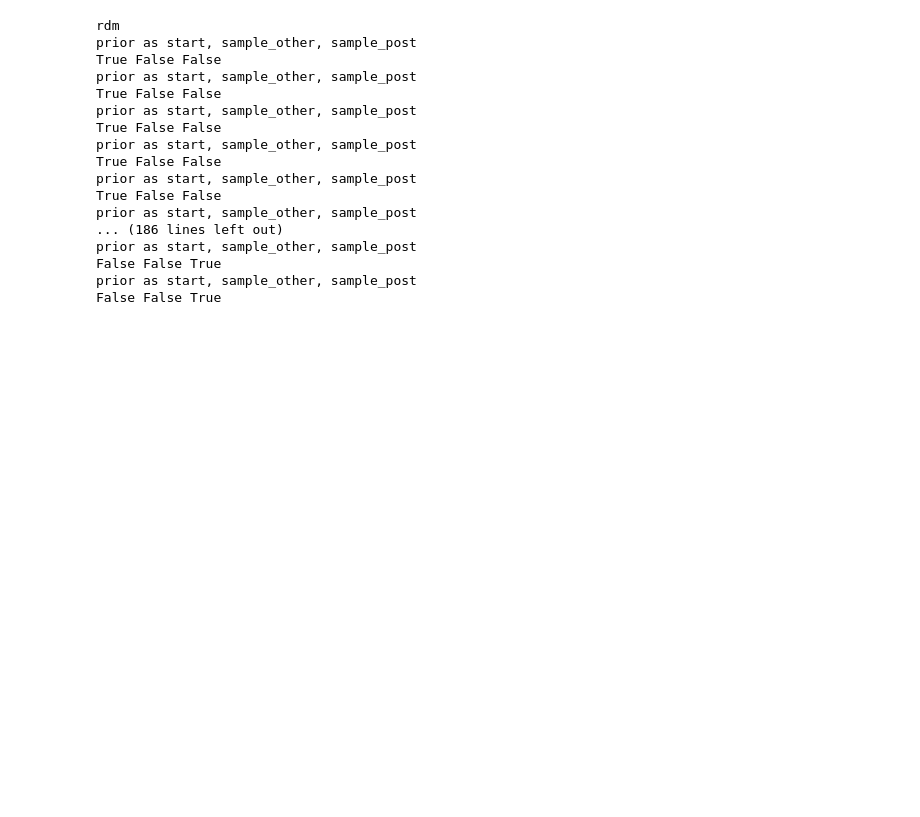
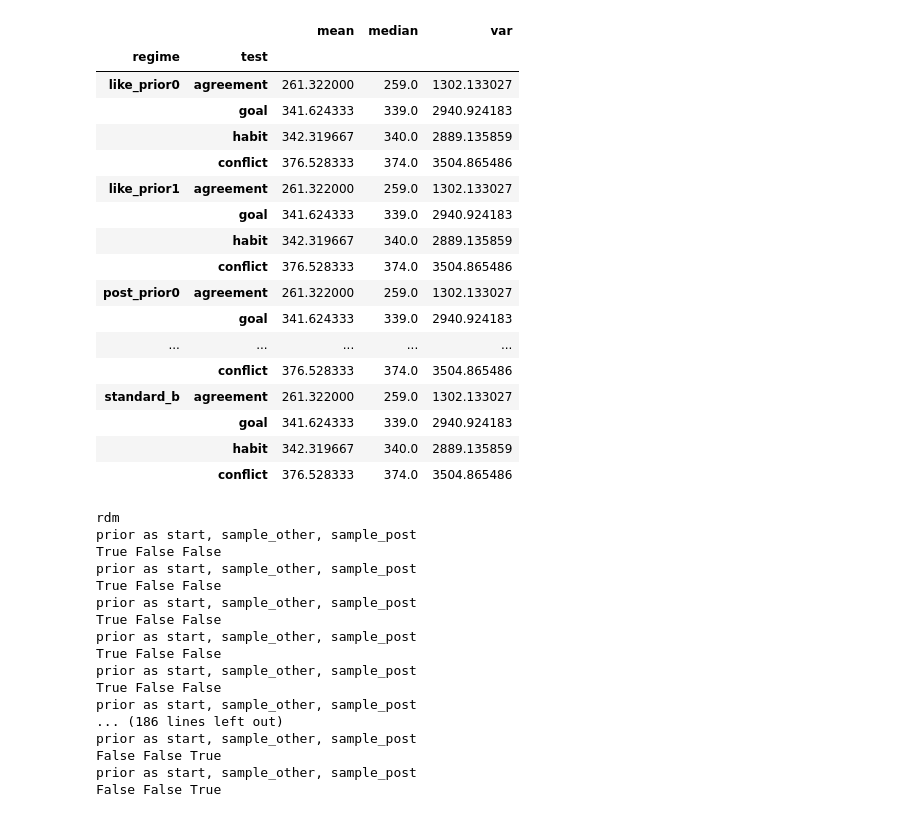
Before and after one commit to terraregina/BalancingControl, a Jupyter notebook: rt_dd.ipynb, the cells around one changed output. Saved outputs shown, nothing was run; the diff lists cells and outputs as text; code cells hidden in the pictures; blank space fills up the shorter version.

```diff
--- a/rt_dd.ipynb
+++ b/rt_dd.ipynb
@@ -12,3 +202,43 @@ from pandas.plotting import table
+# %%
+names = ['selector','npi', 'regime', 'w','b','A', 's', 'test', 'rts']
+grouped = df[df.A == 1][['regime','test', 'rts']]
+grouped = grouped.groupby(['regime', 'test']).agg(
+    mean = ("rts","mean"),
+    median = ("rts", "median"),
+    var = ("rts", "var"),
+)
+
+grouped.sort_values(by=["regime","mean"])
+
+
+names = ['selector','npi', 'regime', 'w','b','A', 's', 'test', 'rts']
+grouped = df[df.A == 2][['regime','test', 'rts']]
+grouped = grouped.groupby(['regime', 'test']).agg(
+    mean = ("rts","mean"),
+    median = ("rts", "median"),
+    var = ("rts", "var"),
+)
+
+grouped.sort_values(by=["regime","mean"])
+# %% [output]
+|  |  | mean | median | var |
+| regime | test |  |  |  |
+| like_prior0 | agreement | 261.322000 | 259.0 | 1302.133027 |
+|  | goal | 341.624333 | 339.0 | 2940.924183 |
+|  | habit | 342.319667 | 340.0 | 2889.135859 |
+|  | conflict | 376.528333 | 374.0 | 3504.865486 |
+| like_prior1 | agreement | 261.322000 | 259.0 | 1302.133027 |
+|  | goal | 341.624333 | 339.0 | 2940.924183 |
+|  | habit | 342.319667 | 340.0 | 2889.135859 |
+|  | conflict | 376.528333 | 374.0 | 3504.865486 |
+| post_prior0 | agreement | 261.322000 | 259.0 | 1302.133027 |
+|  | goal | 341.624333 | 339.0 | 2940.924183 |
+| ... | ... | ... | ... | ... |
+|  | conflict | 376.528333 | 374.0 | 3504.865486 |
+| standard_b | agreement | 261.322000 | 259.0 | 1302.133027 |
+|  | goal | 341.624333 | 339.0 | 2940.924183 |
+|  | habit | 342.319667 | 340.0 | 2889.135859 |
+|  | conflict | 376.528333 | 374.0 | 3504.865486 |
 # %%
 # DEFINE PRIORS AND LIKELIHOODDS
 
```
Also changed, not shown: parts of 6 cells of this notebook, 2 other files.
